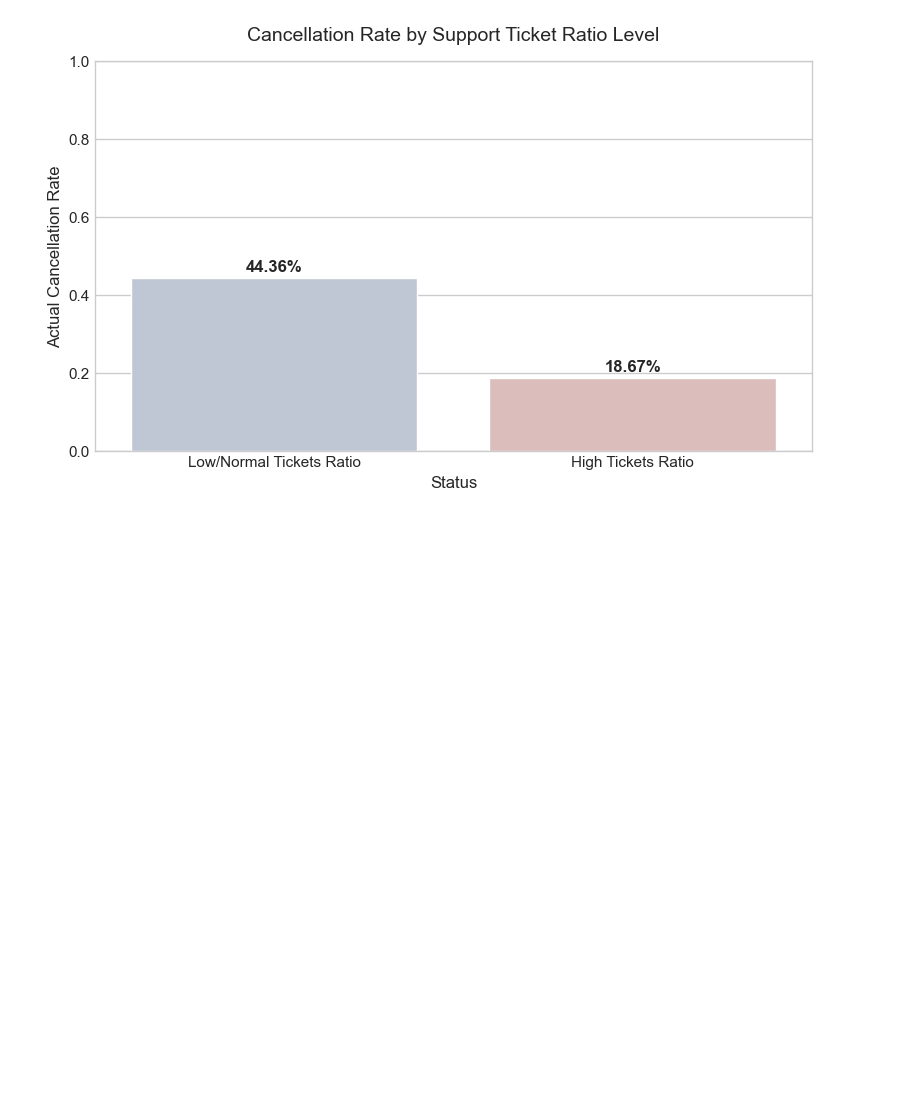
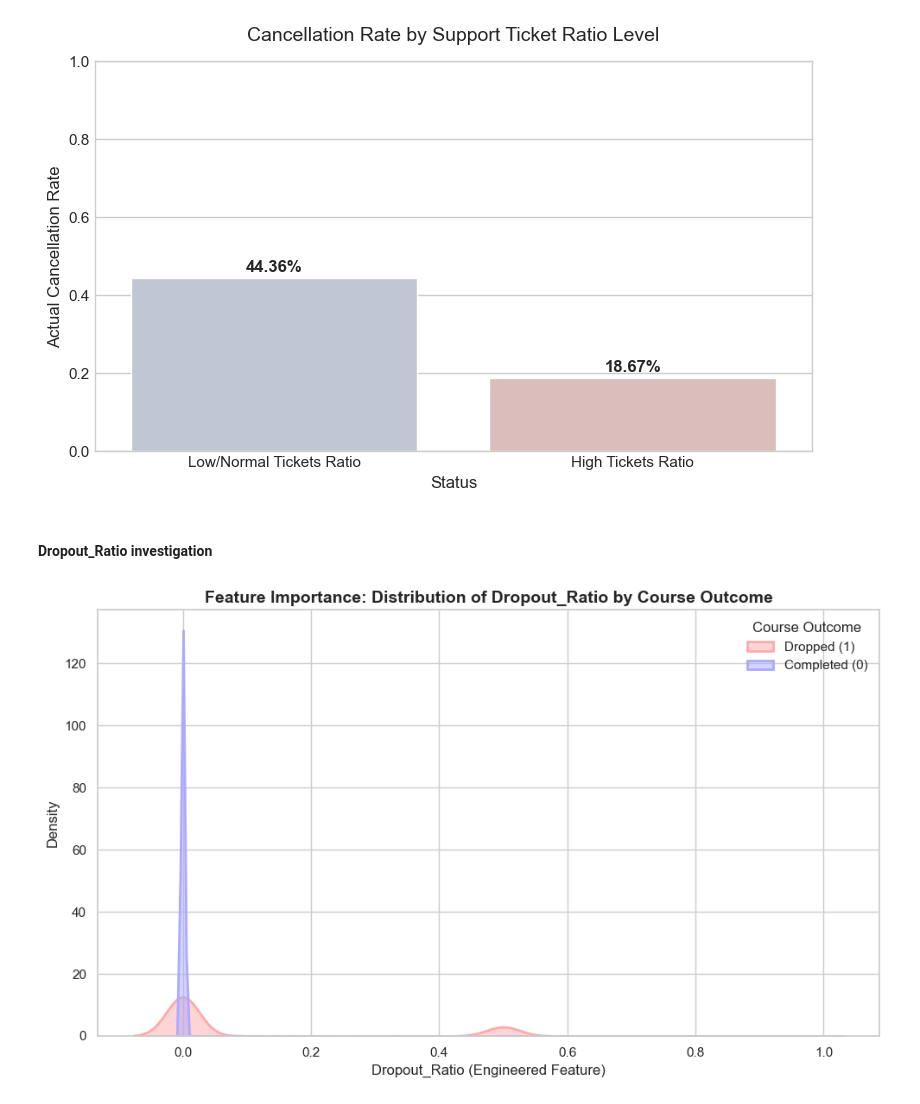
Before and after one commit to YahliEfrati/FinalProjectML, a Jupyter notebook: Final_Project.ipynb, the cells around one changed output. Cells and saved outputs as stored; diff of their text form; code cells hidden in the pictures; blank space fills up the shorter version.

```diff
--- a/Final_Project.ipynb
+++ b/Final_Project.ipynb
@@ -679,6 +861,58 @@ Binary Feature Correlation (Threshold > 1.00): -0.1655
 Low/Normal Tickets Ratio        56258           0.443564
       High Tickets Ratio         7206           0.186650
 [figure]
+# %% [markdown]
+#### Dropout_Ratio investigation
+# %%
+import matplotlib.pyplot as plt
+
+import seaborn as sns
+
+# Set style and create plot
+
+sns.set_theme(style="whitegrid")
+
+plt.figure(figsize=(10, 6))
+
+# Plot the distribution of Dropout_Ratio for both classes
+
+sns.kdeplot(
+
+    data=df_cleaned,
+
+    x='Dropout_Ratio',
+
+    hue='Dropped_Course',
+
+    fill=True,
+
+    common_norm=False,
+
+    palette='bwr',
+
+    alpha=0.5,
+
+    linewidth=2
+
+)
+
+# Configuration and English Labels
+
+plt.title('Feature Importance: Distribution of Dropout_Ratio by Course Outcome', fontsize=14, fontweight='bold')
+
+plt.xlabel('Dropout_Ratio (Engineered Feature)', fontsize=12)
+
+plt.ylabel('Density', fontsize=12)
+
+# Customizing the legend to be professional
+
+plt.legend(title='Course Outcome', labels=['Dropped (1)', 'Completed (0)'])
+
+plt.tight_layout()
+
+plt.show()
+# %% [output]
+[figure, added]
 # %%
 # 1. Registration Time Features
 df_cleaned['Reg_Within_7_Days'] = (df_cleaned['Registration_Days_Before'] <= 7).astype(int)
```
Also changed, not shown: parts of 34 cells of this notebook, 2 other files.
